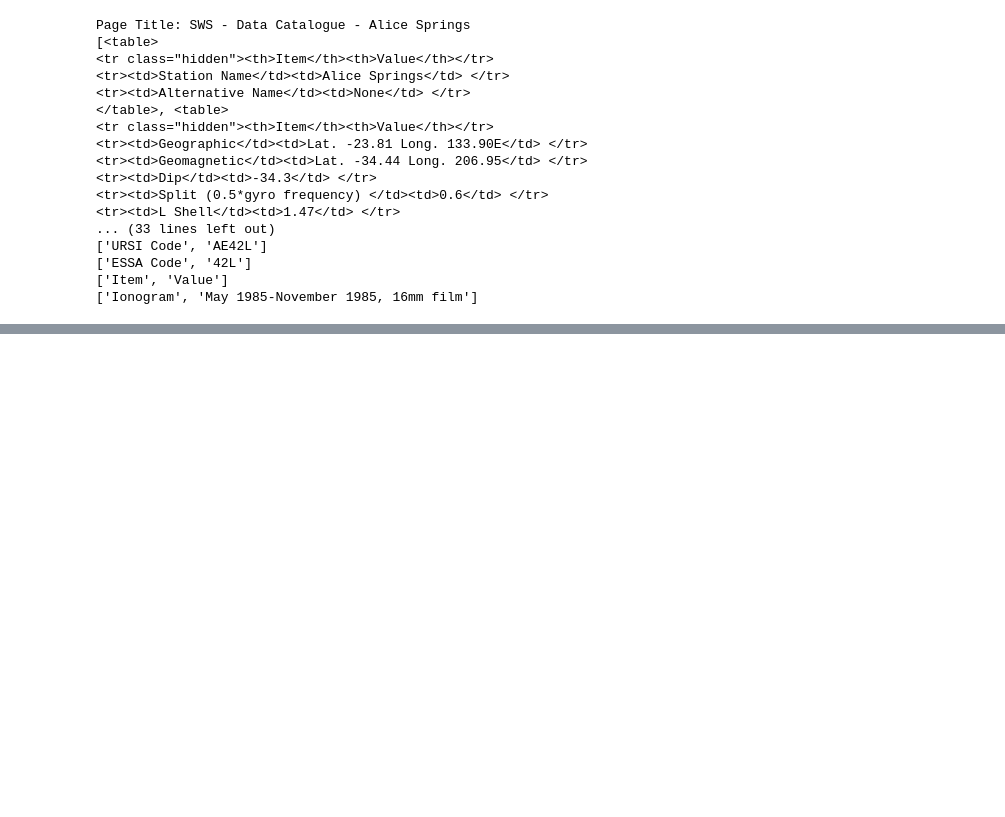
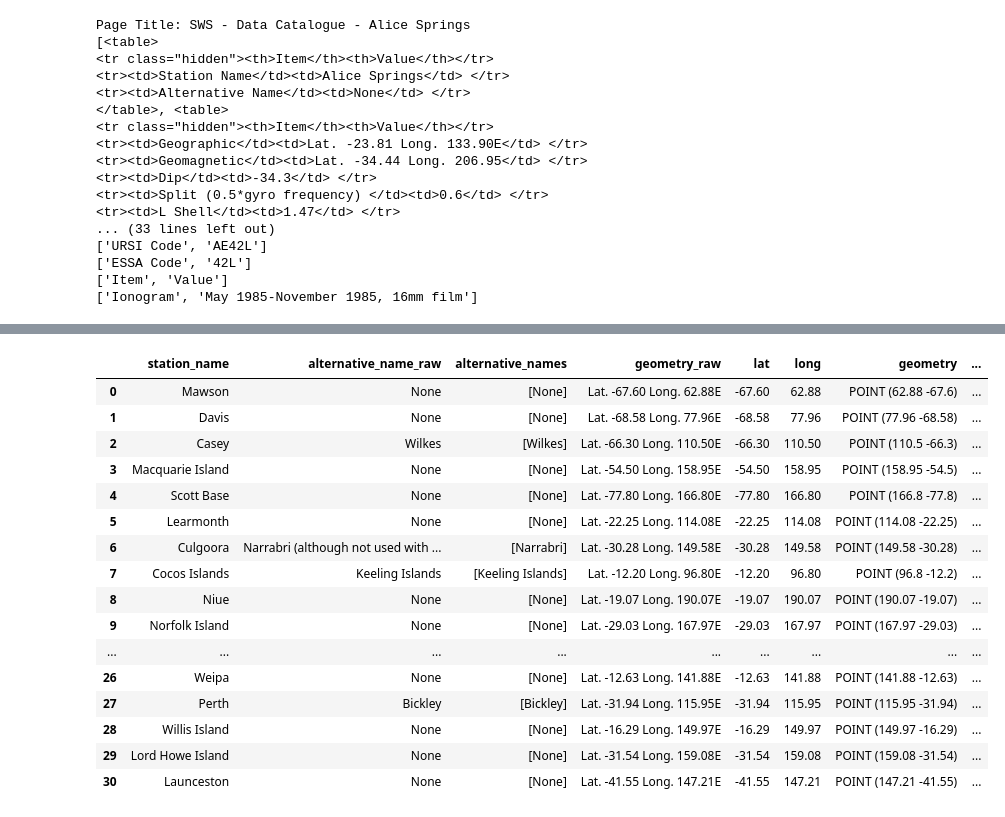
Before and after one commit to keithzyyy/space-weather-project, a Jupyter notebook: notebooks/05_kindex_site_metadata_expl.ipynb, the cells around one changed output, grey strips where cells are left out. Drawn from its saved outputs; the diff is of its cells as text; code cells hidden in the pictures; blank space fills up the shorter version.

Commit message:
developed code in notebook to scrape station metadata with coordinates from expected behavior in the spec. Will think about join logic next to T2

```diff
--- a/notebooks/05_kindex_site_metadata_expl.ipynb
+++ b/notebooks/05_kindex_site_metadata_expl.ipynb
@@ -185,0 +139,29 @@ dir(link)
+# %%
+def get_station_metadata(base_url, href):
+
+    url_station = base_url + href
+    soup = get_soup_content(url_station)
+
+    tables = soup.find_all('table')
+    print(f'len(tables): {len(tables)}')
+
+    for table in tables:
+        # Process each table (e.g., extract rows and cells)
+        for row in table.find_all('tr'): # tr = table row
+            # td = table data, th = table header
+            cells = [cell.text.strip() for cell in row.find_all(['td', 'th'])]
+            # Do something with the cell data (e.g., store in a list or print)
+            print(cells)
+        print()
+
+
+# in the space weather API get-k-index endpoint, "Narrabri" is used instead of "Culgoora"
+base_url = 'https://sws.bom.gov.au'
+get_station_metadata(base_url, station_href_elements['Culgoora'])
+
+# create json dict of `{station_name: {alternative_name:.., lat_raw:.., long_raw:.., geometry:.., source_url:base_url+href, retrieved_at_utc:..}}`
+# so that when joining station location to T2, for each row in T2, check if its location exists in the metadata (station_name and alternative_name), but
+# for alternative_name I think we should not use exact matching, just check whether the location is in the Alternative Name entry or not, as per the following output
+# if it exsits then parse the coordinates e.g. ['Geographic', 'Lat. -30.28 Long. 149.58E'] into geometry_raw e.g. 'Lat. -30.28 Long. 149.58E', lat, long, geometry.
+
+# but to determine the format of the geo coordinates, we probably shoould gather them from all locations (e.g. long has 'E' indicator but not the latitude)
@@ -185,0 +373,21 @@ dir(link)
+# %%
+station_metadata = extract_station_metadata()
+station_metadata
+# %% [output]
+|  | station_name | alternative_name_raw | alternative_names | geometry_raw | lat | long | geometry | ... |
+| 0 | Mawson | None | [None] | Lat. -67.60 Long. 62.88E | -67.60 | 62.88 | POINT (62.88 -67.6) | ... |
+| 1 | Davis | None | [None] | Lat. -68.58 Long. 77.96E | -68.58 | 77.96 | POINT (77.96 -68.58) | ... |
+| 2 | Casey | Wilkes | [Wilkes] | Lat. -66.30 Long. 110.50E | -66.30 | 110.50 | POINT (110.5 -66.3) | ... |
+| 3 | Macquarie Island | None | [None] | Lat. -54.50 Long. 158.95E | -54.50 | 158.95 | POINT (158.95 -54.5) | ... |
+| 4 | Scott Base | None | [None] | Lat. -77.80 Long. 166.80E | -77.80 | 166.80 | POINT (166.8 -77.8) | ... |
+| 5 | Learmonth | None | [None] | Lat. -22.25 Long. 114.08E | -22.25 | 114.08 | POINT (114.08 -22.25) | ... |
+| 6 | Culgoora | Narrabri (although not used with ... | [Narrabri] | Lat. -30.28 Long. 149.58E | -30.28 | 149.58 | POINT (149.58 -30.28) | ... |
+| 7 | Cocos Islands | Keeling Islands | [Keeling Islands] | Lat. -12.20 Long. 96.80E | -12.20 | 96.80 | POINT (96.8 -12.2) | ... |
+| 8 | Niue | None | [None] | Lat. -19.07 Long. 190.07E | -19.07 | 190.07 | POINT (190.07 -19.07) | ... |
+| 9 | Norfolk Island | None | [None] | Lat. -29.03 Long. 167.97E | -29.03 | 167.97 | POINT (167.97 -29.03) | ... |
+| ... | ... | ... | ... | ... | ... | ... | ... | ... |
+| 26 | Weipa | None | [None] | Lat. -12.63 Long. 141.88E | -12.63 | 141.88 | POINT (141.88 -12.63) | ... |
+| 27 | Perth | Bickley | [Bickley] | Lat. -31.94 Long. 115.95E | -31.94 | 115.95 | POINT (115.95 -31.94) | ... |
+| 28 | Willis Island | None | [None] | Lat. -16.29 Long. 149.97E | -16.29 | 149.97 | POINT (149.97 -16.29) | ... |
+| 29 | Lord Howe Island | None | [None] | Lat. -31.54 Long. 159.08E | -31.54 | 159.08 | POINT (159.08 -31.54) | ... |
+| 30 | Launceston | None | [None] | Lat. -41.55 Long. 147.21E | -41.55 | 147.21 | POINT (147.21 -41.55) | ... |
```
Also changed, not shown: parts of 13 cells of this notebook, 3 other files.
